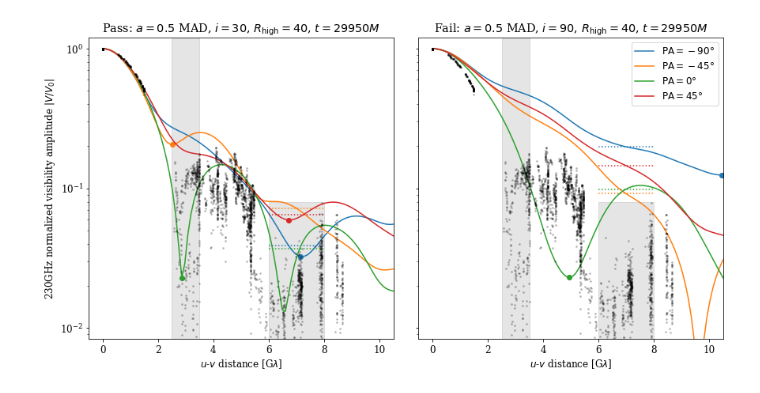
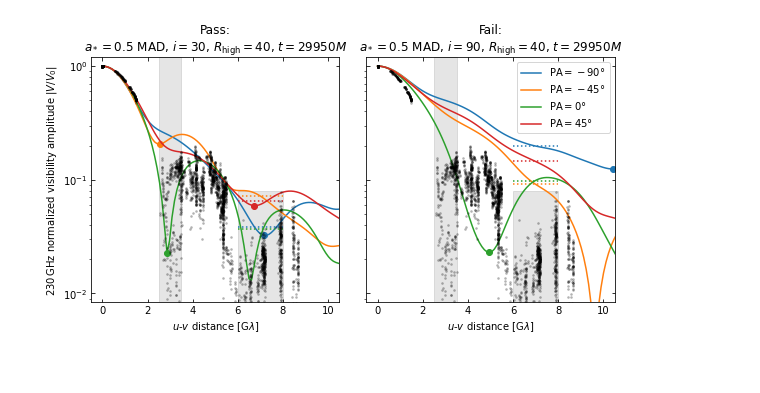
Before and after one commit to eventhorizontelescope/2017_sgra_paper5, a Jupyter notebook: output_passfail_va.ipynb, the cells around one changed output. Drawn from its saved outputs; the diff is of its cells as text; code cells hidden in the pictures.

```diff
--- a/output_passfail_va.ipynb
+++ b/output_passfail_va.ipynb
@@ -85,3 +75,7 @@ Incoherently averaging data, putting phases to zero!
+# %%
+import joblib as jl
+uvd0 = jl.load('uvd0.jl')
+amp0 = jl.load('amp0.jl')
 # %%
 def plva(name):
 
@@ -128,43 +122,53 @@ nmax = 3.5e9
 bmin = 6e9
 bmax = 8e9
 
-fig, axes = plt.subplots(1, 2, figsize=(12,6), sharey=True)
+fig, axes = plt.subplots(1, 2, figsize=(8,4), sharey=True)
 fig.tight_layout()
 
 axes[0].axvspan(nmin/1e9, nmax/1e9, color='k', alpha=1/10, edgecolor=None)
 axes[0].fill_between([bmin/1e9, bmax/1e9], 0.04/0.5, color='k', alpha=1/10)
 lc = [argrelextrema(vaP[frame,i,:], np.less)[0] for i in range(4)]
 for i, PA in enumerate(range(-90,90,45)):
     p = axes[0].plot(uvd/1e9, vaP[frame,i,:], label=f'$\mathrm{{PA}}={PA}\degree$')
     if len(lc[i]) > 0:
         axes[0].scatter(uvd[lc[i][0]]/1e9, vaP[frame,i,lc[i][0]], color=p[0].get_color())
     la = np.median(vaP[frame,i,(bmin <= uvd) & (uvd <= bmax)])
     axes[0].plot([bmin/1e9, bmax/1e9], [la, la], ':', color=p[0].get_color())
 axes[0].scatter(uvd0/1e9, amp0, s=3, color='black', alpha=0.2, zorder=2)
 axes[0].set_yscale('log')
 axes[0].set_xlim(-0.5, 10.5)
 axes[0].set_ylim(0.1/12, 0.1*12)
-axes[0].set_xlabel('$u$-$v$ distance [G$\lambda$]', fontsize=12)
-axes[0].set_ylabel('230GHz normalized visibility amplitude $|V/V_0|$', fontsize=12)
-axes[0].set_title(r'Pass: $a=0.5$ MAD, $i=30$, $R_\mathrm{high}=40$, $t=29950M$')
+axes[0].set_xlabel('$u$-$v$ distance [G$\lambda$]')
+axes[0].set_ylabel('$230\,\mathrm{GHz}$ normalized visibility amplitude $|V/V_0|$')
+axes[0].set_title('Pass:\n$a_*=0.5$ MAD, $i=30$, $R_\mathrm{high}=40$, $t=29950M$')
+axes[0].tick_params(
+    axis='both',
+    direction='in',
+    top=True,
+    right=True)
 
 axes[1].axvspan(nmin/1e9, nmax/1e9, color='k', alpha=1/10, edgecolor=None)
 axes[1].fill_between([bmin/1e9, bmax/1e9], 0.04/0.5, color='k', alpha=1/10)
 lc = [argrelextrema(vaF[frame,i,:], np.less)[0] for i in range(4)]
 for i, PA in enumerate(range(-90,90,45)):
     p = axes[1].plot(uvd/1e9, vaF[frame,i,:], label=f'$\mathrm{{PA}}={PA}\degree$')
     if len(lc[i]) > 0:
         axes[1].scatter(uvd[lc[i][0]]/1e9, vaF[frame,i,lc[i][0]], color=p[0].get_color())
     la = np.median(vaF[frame,i,(bmin <= uvd) & (uvd <= bmax)])
     axes[1].plot([bmin/1e9, bmax/1e9], [la, la], ':', color=p[0].get_color())
 axes[1].scatter(uvd0/1e9, amp0, s=3, color='black', alpha=0.2, zorder=2)
 axes[1].set_yscale('log')
 axes[1].set_xlim(-0.5, 10.5)
 axes[1].set_ylim(0.1/12, 0.1*12)
-axes[1].set_xlabel('$u$-$v$ distance [G$\lambda$]',                    fontsize=12)
-axes[1].set_title(r'Fail: $a=0.5$ MAD, $i=90$, $R_\mathrm{high}=40$, $t=29950M$')
+axes[1].set_xlabel('$u$-$v$ distance [G$\lambda$]')
+axes[1].set_title('Fail:\n$a_*=0.5$ MAD, $i=90$, $R_\mathrm{high}=40$, $t=29950M$')
+axes[1].tick_params(
+    axis='both',
+    direction='in',
+    top=True,
+    right=True)
 axes[1].legend()
 
 fig.savefig('output/passfail_va.pdf', bbox_inches='tight')
 # %% [output]
-[figure, old version]
+[figure, new version]
```
Also changed, not shown: parts of 2 cells of this notebook, 5 other files.
